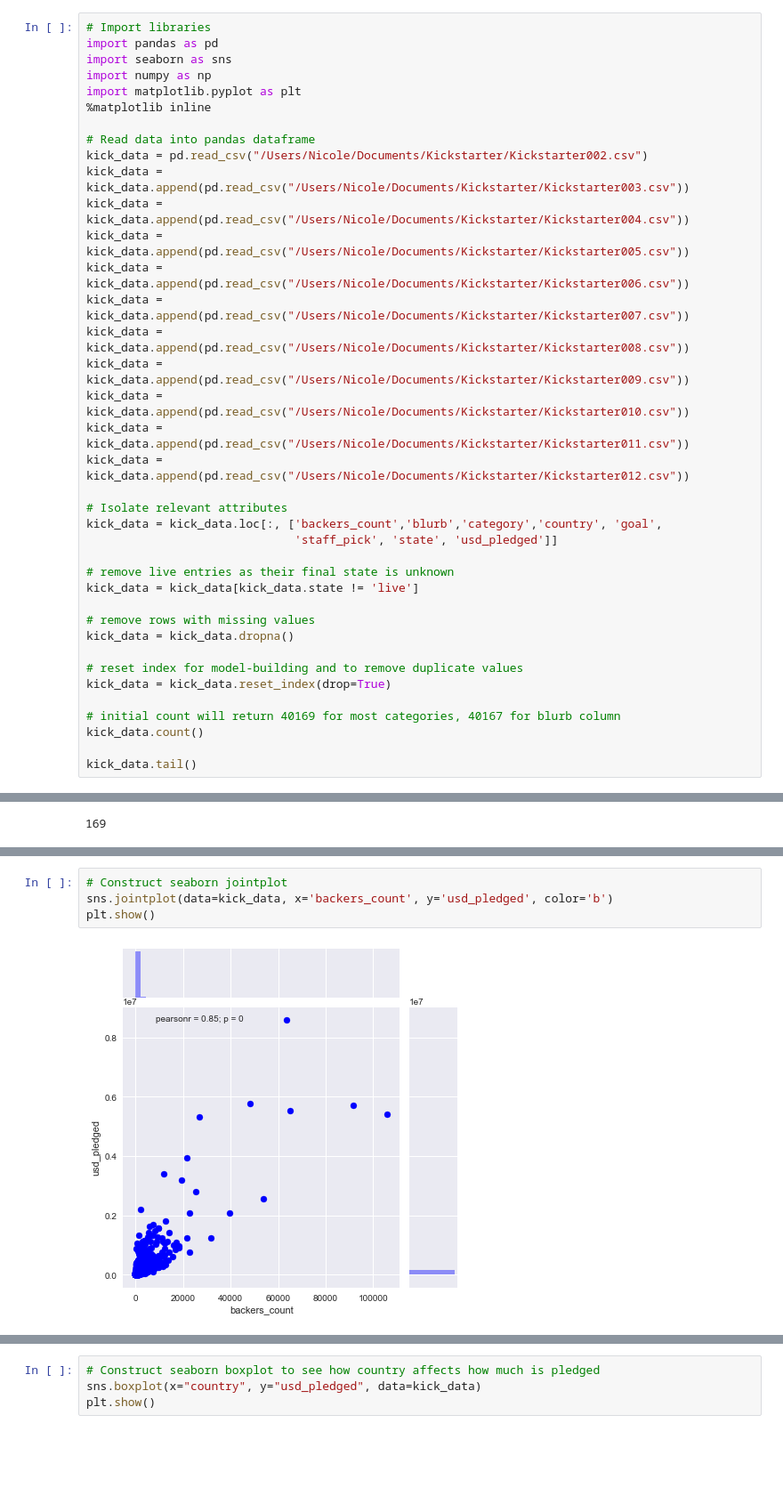
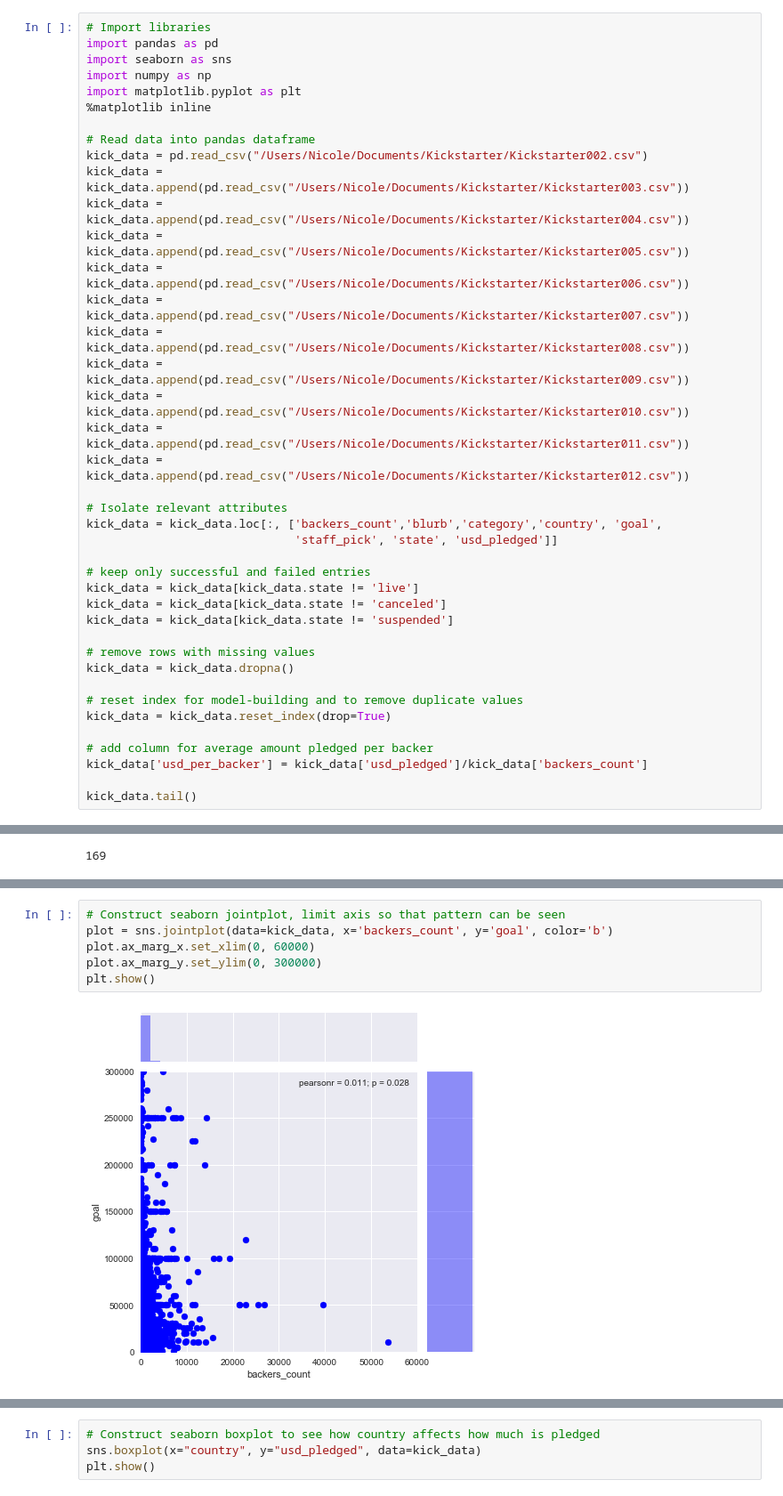
Before and after one commit to NicoleGololobov/Kickstarter, a Jupyter notebook: JupyterK.ipynb, the cells around one changed output, grey strips where cells are left out. Shown: that part at 89% size. Saved outputs shown, nothing was run; the diff lists cells and outputs as text; blank space fills up the shorter version.

```diff
--- a/JupyterK.ipynb
+++ b/JupyterK.ipynb
@@ -23,8 +23,10 @@ kick_data = kick_data.append(pd.read_csv("/Users/Nicole/Documents/Kickstarter/Ki
 kick_data = kick_data.loc[:, ['backers_count','blurb','category','country', 'goal',
                               'staff_pick', 'state', 'usd_pledged']]
 
-# remove live entries as their final state is unknown
+# keep only successful and failed entries
 kick_data = kick_data[kick_data.state != 'live']
+kick_data = kick_data[kick_data.state != 'canceled']
+kick_data = kick_data[kick_data.state != 'suspended']
 
 # remove rows with missing values
 kick_data = kick_data.dropna()
@@ -32,8 +34,8 @@ kick_data = kick_data.dropna()
 # reset index for model-building and to remove duplicate values
 kick_data = kick_data.reset_index(drop=True)
 
-# initial count will return 40169 for most categories, 40167 for blurb column
-kick_data.count()
+# add column for average amount pledged per backer
+kick_data['usd_per_backer'] = kick_data['usd_pledged']/kick_data['backers_count']
 
 kick_data.tail()
 # %% [output]
@@ -87,9 +79,11 @@ Name: state, dtype: int64
 # %%
-# Construct seaborn jointplot
-sns.jointplot(data=kick_data, x='backers_count', y='usd_pledged', color='b')
+# Construct seaborn jointplot, limit axis so that pattern can be seen
+plot = sns.jointplot(data=kick_data, x='backers_count', y='goal', color='b')
+plot.ax_marg_x.set_xlim(0, 60000)
+plot.ax_marg_y.set_ylim(0, 300000)
 plt.show()
 # %% [output]
-[figure, old version]
+[figure, new version]
 # %%
 # state values changed to integers for correlation analysis
 kick_data.loc[:,"state"] = kick_data.loc[:,"state"].apply(lambda x: 1 if x == 'successful' else 0)
```
Also changed, not shown: parts of 10 cells of this notebook.
